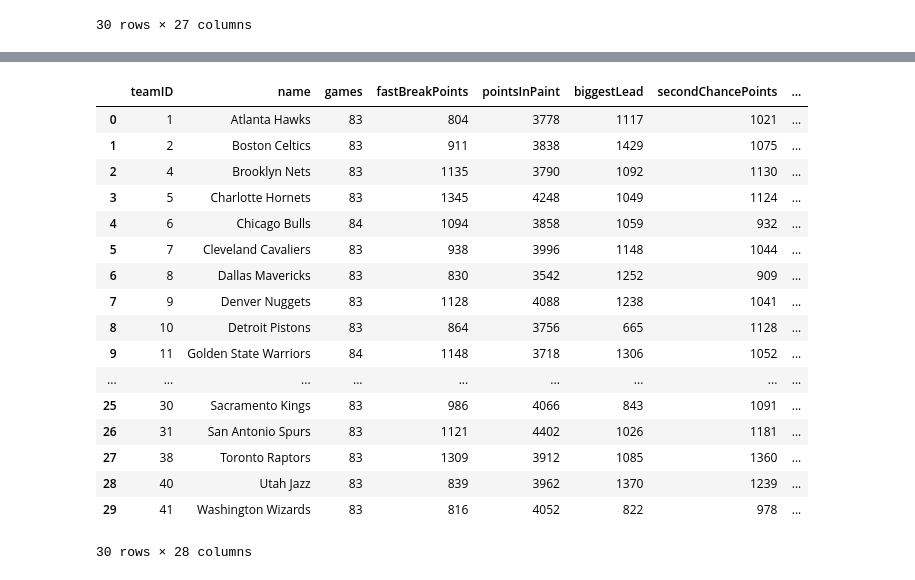
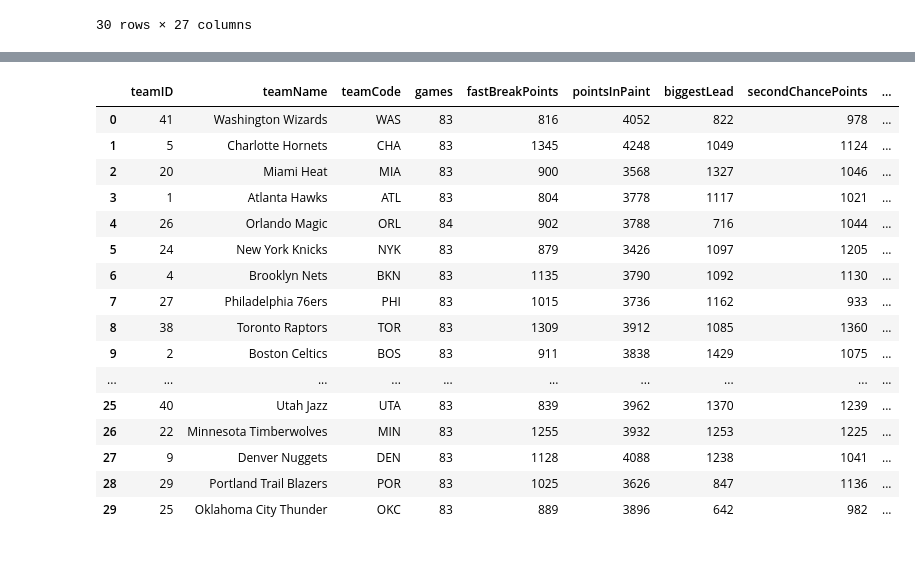
Before and after one commit to daffakenny/apireq, a Jupyter notebook: data_prep.ipynb, the cells around one changed output, grey strips where cells are left out. Cells and saved outputs as stored; diff of their text form; code cells hidden in the pictures.

```diff
--- a/data_prep.ipynb
+++ b/data_prep.ipynb
@@ -61,7 +61,3 @@ nbastandings
 | 27 | 16.0 | 9 | Denver Nuggets | DEN | west | 6 | 29 | ... |
 | 28 | 37.0 | 29 | Portland Trail Blazers | POR | west | 13 | 11 | ... |
 | 29 | 40.0 | 25 | Oklahoma City Thunder | OKC | west | 14 | 17 | ... |
-# %%
-# Sorting by Conference Rank since there are 2 confs within the NBA
-nbastandings = nbastandings.sort_values(by=['conference.rank'], ascending=True)
-nbastandings
@@ -160,4 +127,0 @@ print(teamID2name)
-# %%
-# Adding team name to their respective id using dict
-nbateamstats['name'] = nbateamstats['teamID'].map(teamID2name)
-nbateamstats
@@ -182,0 +128,18 @@ nbateamstats
+# %%
+nbateamstats = nbateamstats.merge(nbastandings[['teamID'
+                                                , 'teamName'
+                                                , 'teamCode'
+                                                , 'conferenceName'
+                                                , 'conferenceRank'
+                                                , 'conferenceWin'
+                                                , 'conferenceLoss'
+                                                , 'winHome'
+                                                , 'winAway'
+                                                , 'lossHome'
+                                                , 'lossAway']], on='teamID', how='right')
+
+with pd.option_context('display.max_rows', None,
+                       'display.max_columns', None,
+                       'display.precision', 3,
+                       ):
+    display(nbateamstats)
@@ -183,24 +164,29 @@ nbateamstats
 # %%
-# Move team name to [1]
+# Move columns
 
-nbateamstats.insert(1, 'name', nbateamstats.pop('name'))
-nbateamstats
+nbateamstats.insert(1, 'teamName', nbateamstats.pop('teamName'))
+nbateamstats.insert(2, 'teamCode', nbateamstats.pop('teamCode'))
+
+with pd.option_context('display.max_rows', None,
+                       'display.max_columns', None,
+                       'display.precision', 3,
+                       ):
+    display(nbateamstats)
 # %% [output]
-|  | teamID | name | games | fastBreakPoints | pointsInPaint | biggestLead | secondChancePoints | ... |
-| 0 | 1 | Atlanta Hawks | 83 | 804 | 3778 | 1117 | 1021 | ... |
-| 1 | 2 | Boston Celtics | 83 | 911 | 3838 | 1429 | 1075 | ... |
-| 2 | 4 | Brooklyn Nets | 83 | 1135 | 3790 | 1092 | 1130 | ... |
-| 3 | 5 | Charlotte Hornets | 83 | 1345 | 4248 | 1049 | 1124 | ... |
-| 4 | 6 | Chicago Bulls | 84 | 1094 | 3858 | 1059 | 932 | ... |
-| 5 | 7 | Cleveland Cavaliers | 83 | 938 | 3996 | 1148 | 1044 | ... |
-| 6 | 8 | Dallas Mavericks | 83 | 830 | 3542 | 1252 | 909 | ... |
-| 7 | 9 | Denver Nuggets | 83 | 1128 | 4088 | 1238 | 1041 | ... |
-| 8 | 10 | Detroit Pistons | 83 | 864 | 3756 | 665 | 1128 | ... |
-| 9 | 11 | Golden State Warriors | 84 | 1148 | 3718 | 1306 | 1052 | ... |
-| ... | ... | ... | ... | ... | ... | ... | ... | ... |
-| 25 | 30 | Sacramento Kings | 83 | 986 | 4066 | 843 | 1091 | ... |
-| 26 | 31 | San Antonio Spurs | 83 | 1121 | 4402 | 1026 | 1181 | ... |
-| 27 | 38 | Toronto Raptors | 83 | 1309 | 3912 | 1085 | 1360 | ... |
-| 28 | 40 | Utah Jazz | 83 | 839 | 3962 | 1370 | 1239 | ... |
-| 29 | 41 | Washington Wizards | 83 | 816 | 4052 | 822 | 978 | ... |
+|  | teamID | teamName | teamCode | games | fastBreakPoints | pointsInPaint | biggestLead | secondChancePoints | ... |
+| 0 | 41 | Washington Wizards | WAS | 83 | 816 | 4052 | 822 | 978 | ... |
+| 1 | 5 | Charlotte Hornets | CHA | 83 | 1345 | 4248 | 1049 | 1124 | ... |
+| 2 | 20 | Miami Heat | MIA | 83 | 900 | 3568 | 1327 | 1046 | ... |
+| 3 | 1 | Atlanta Hawks | ATL | 83 | 804 | 3778 | 1117 | 1021 | ... |
+| 4 | 26 | Orlando Magic | ORL | 84 | 902 | 3788 | 716 | 1044 | ... |
+| 5 | 24 | New York Knicks | NYK | 83 | 879 | 3426 | 1097 | 1205 | ... |
+| 6 | 4 | Brooklyn Nets | BKN | 83 | 1135 | 3790 | 1092 | 1130 | ... |
+| 7 | 27 | Philadelphia 76ers | PHI | 83 | 1015 | 3736 | 1162 | 933 | ... |
+| 8 | 38 | Toronto Raptors | TOR | 83 | 1309 | 3912 | 1085 | 1360 | ... |
+| 9 | 2 | Boston Celtics | BOS | 83 | 911 | 3838 | 1429 | 1075 | ... |
+| ... | ... | ... | ... | ... | ... | ... | ... | ... | ... |
+| 25 | 40 | Utah Jazz | UTA | 83 | 839 | 3962 | 1370 | 1239 | ... |
+| 26 | 22 | Minnesota Timberwolves | MIN | 83 | 1255 | 3932 | 1253 | 1225 | ... |
+| 27 | 9 | Denver Nuggets | DEN | 83 | 1128 | 4088 | 1238 | 1041 | ... |
+| 28 | 29 | Portland Trail Blazers | POR | 83 | 1025 | 3626 | 847 | 1136 | ... |
+| 29 | 25 | Oklahoma City Thunder | OKC | 83 | 889 | 3896 | 642 | 982 | ... |
-30 rows × 28 columns
```
Also changed, not shown: parts of 11 cells of this notebook, 2 other files.
